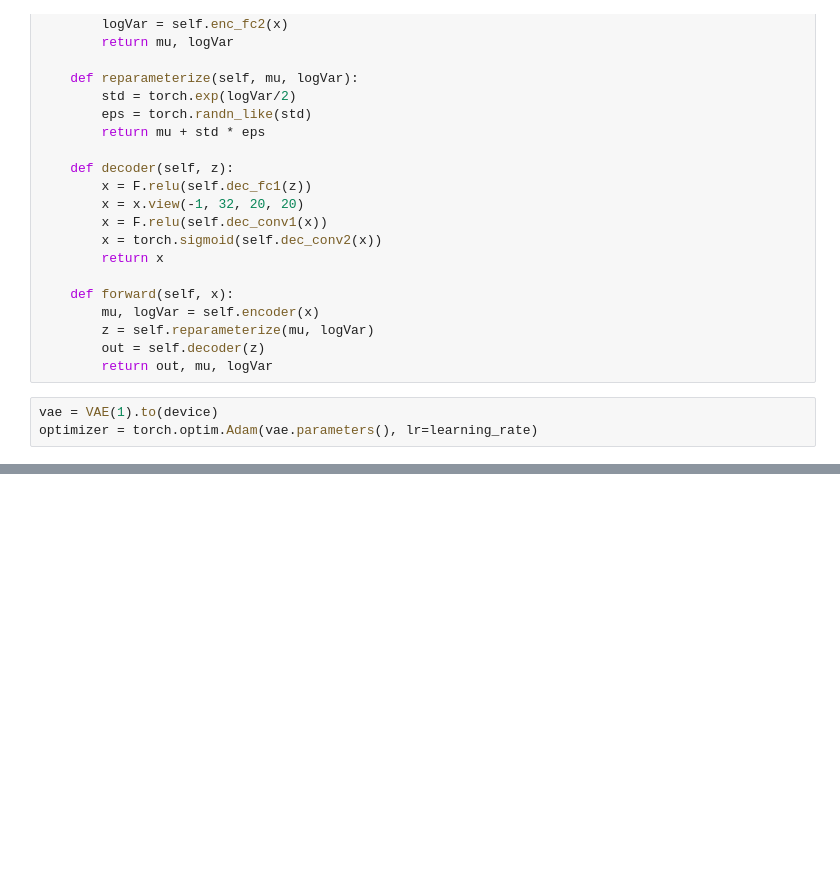
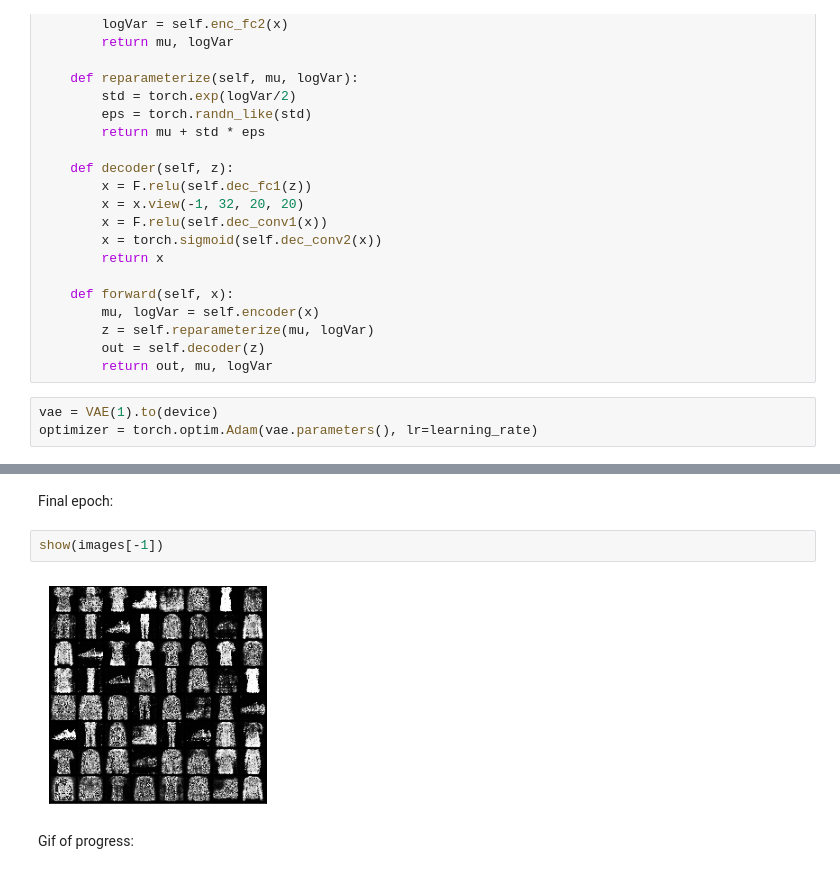
Before and after one commit to mnuryga/PIML, a Jupyter notebook: hw05/hw05.ipynb, the cells around one changed output, grey strips where cells are left out. Drawn from its saved outputs; the diff is of its cells as text; blank space fills up the shorter version.

```diff
--- a/hw05/hw05.ipynb
+++ b/hw05/hw05.ipynb
@@ -630,0 +827,8 @@ plt.show()
+# %% [markdown]
+Final epoch:
+# %%
+show(images[-1])
+# %% [output]
+[figure, added]
+# %% [markdown]
+Gif of progress:
```
Also changed, not shown: parts of 18 cells of this notebook.
